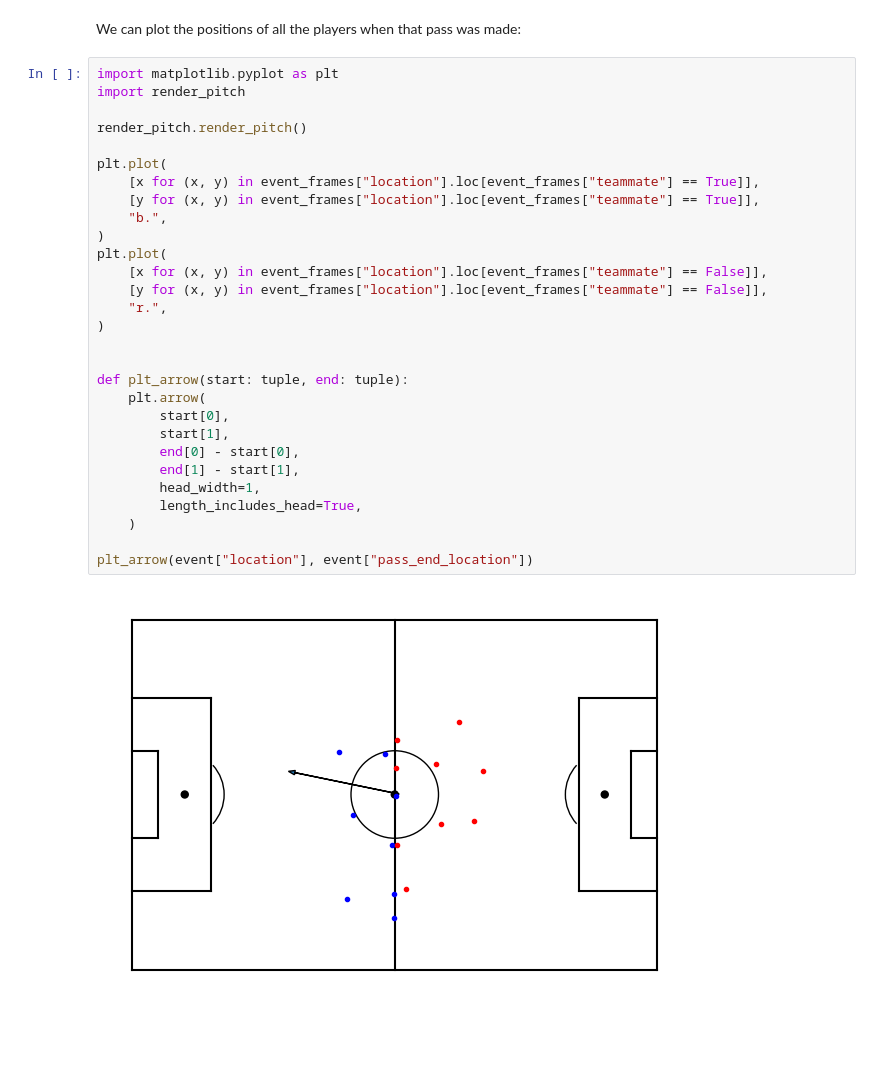
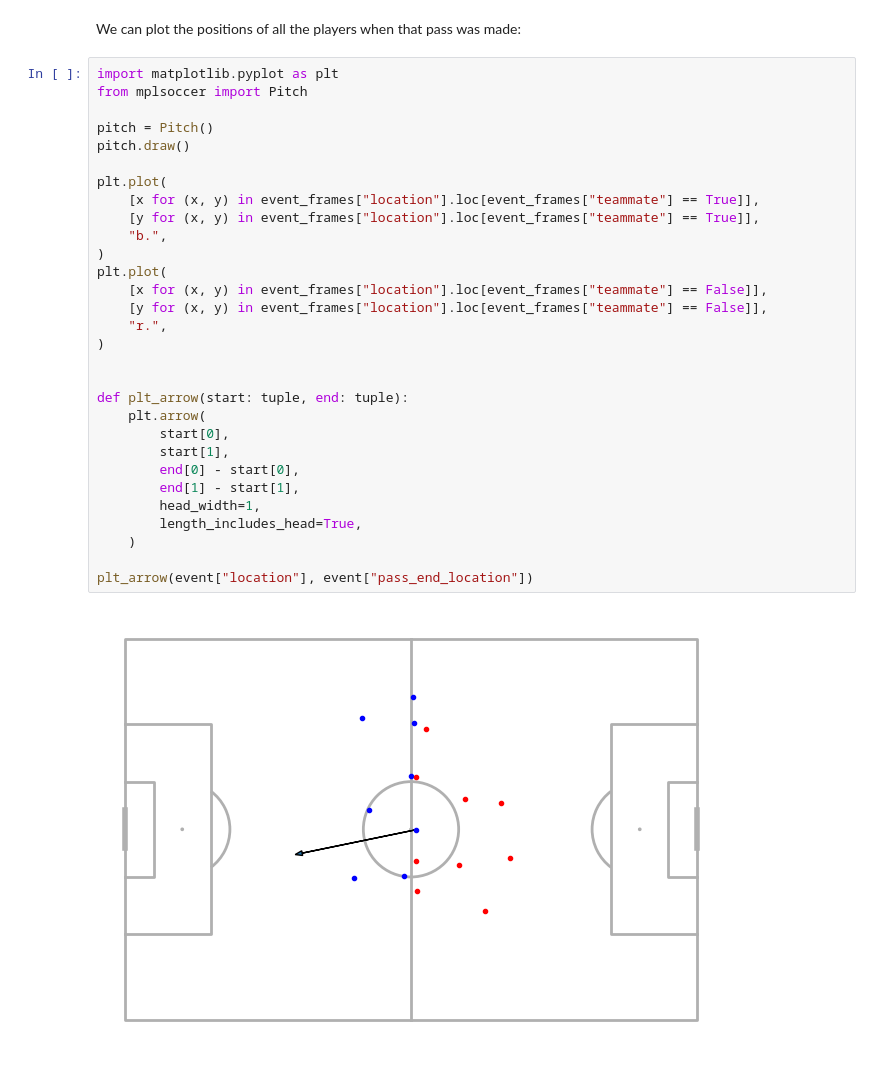
Before and after one commit to gsheir/tacticvis, a Jupyter notebook: src/data_exploration.ipynb, the cells around one changed output. Saved outputs shown, nothing was run; the diff lists cells and outputs as text; blank space fills up the shorter version.

```diff
--- a/src/data_exploration.ipynb
+++ b/src/data_exploration.ipynb
@@ -140,32 +140,33 @@ event_frames[:5]
 We can plot the positions of all the players when that pass was made:
 # %%
 import matplotlib.pyplot as plt
-import render_pitch
+from mplsoccer import Pitch
 
-render_pitch.render_pitch()
+pitch = Pitch()
+pitch.draw()
 
 plt.plot(
     [x for (x, y) in event_frames["location"].loc[event_frames["teammate"] == True]],
     [y for (x, y) in event_frames["location"].loc[event_frames["teammate"] == True]],
     "b.",
 )
 plt.plot(
     [x for (x, y) in event_frames["location"].loc[event_frames["teammate"] == False]],
     [y for (x, y) in event_frames["location"].loc[event_frames["teammate"] == False]],
     "r.",
 )
 
 
 def plt_arrow(start: tuple, end: tuple):
     plt.arrow(
         start[0],
         start[1],
         end[0] - start[0],
         end[1] - start[1],
         head_width=1,
         length_includes_head=True,
     )
 
 plt_arrow(event["location"], event["pass_end_location"])
 # %% [output]
-[figure, old version]
+[figure, new version]
```
Also changed, not shown: parts of 9 cells of this notebook, 5 other files.
